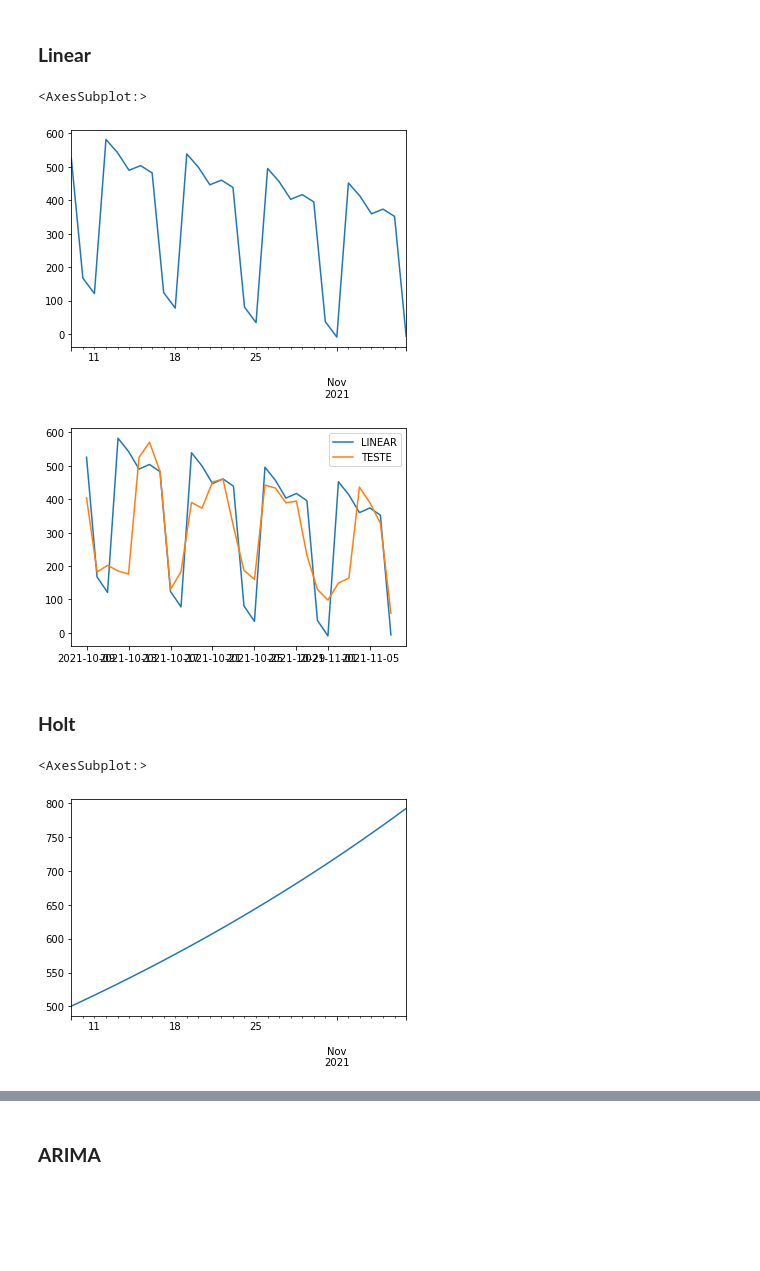
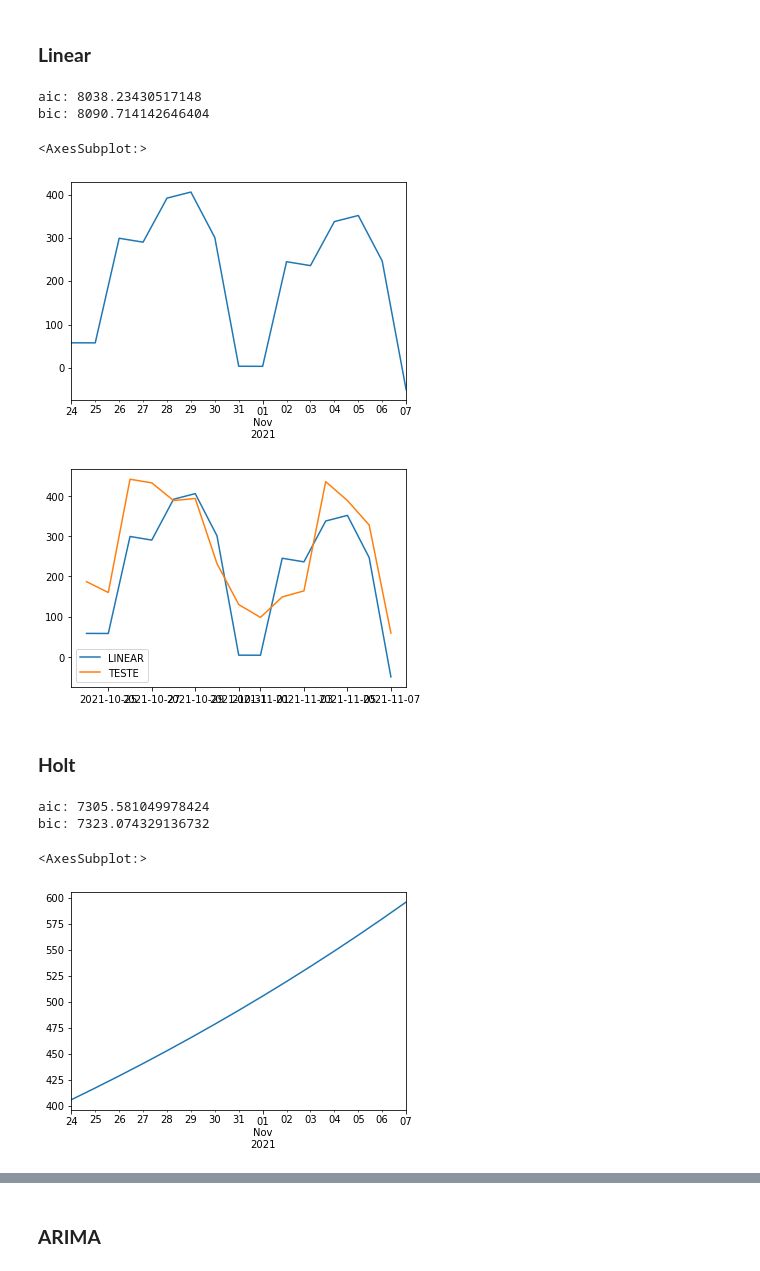
Before and after one commit to AltheusV/CovidTimeSeries, a Jupyter notebook: CovidTimeSeries.ipynb, the cells around one changed output, grey strips where cells are left out. Drawn from its saved outputs; the diff is of its cells as text; code cells hidden in the pictures; blank space fills up the shorter version.

```diff
--- a/CovidTimeSeries.ipynb
+++ b/CovidTimeSeries.ipynb
@@ -279,16 +181,17 @@ data
 # %% [markdown]
 ## **Dividir Treino e Teste**
 # %%
-#Extrair tendencia, sazonalidade e residuo
 import pandas as pd
+
 df = pd.read_csv('data/covid_br_obitos.csv', sep= ';')
+df['data'] = pd.to_datetime(df["data"])
 df.set_index('data',inplace = True)
 df = df[df['obitos']>0]
 df = df.asfreq(freq= 'D')
 
-df_train, df_test = df.iloc[:-30], df.iloc[-30:]
+df_train, df_test = df.iloc[:-15], df.iloc[-15:]
 
-df_test.head(60)
+df_train.head(60)
 # %% [output]
 |  | obitos |
 | data |  |
@@ -357,13 +268,17 @@ plt.show()
 # %%
 from statsmodels.tsa.statespace.exponential_smoothing import ExponentialSmoothing
 
 linear = ExponentialSmoothing(df_train, trend= True, seasonal=7)
 linear_fit = linear.fit()
-linear_forecast = linear_fit.forecast(30)
+linear_forecast = linear_fit.forecast(15)
+print('aic:',linear_fit.aic)
+print('bic:',linear_fit.bic)
 linear_forecast.plot()
 # %% [output]
-<AxesSubplot:>
+aic: 8038.23430517148
+bic: 8090.714142646404
+<AxesSubplot:>
-[figure, old version]
+[figure, new version]
 # %%
 from matplotlib import pyplot as plt
 
@@ -373,7 +288,7 @@ plt.plot(df_test, label= 'TESTE')
 plt.legend()
 plt.show()
 # %% [output]
-[figure, old version]
+[figure, new version]
 # %% [markdown]
 ### **Holt**
 # %%
@@ -381,11 +296,15 @@ from statsmodels.tsa.holtwinters import Holt
 
 holt = Holt(df_train, exponential = True)
 holt_fit = holt.fit()
-holt_forecast = holt_fit.forecast(30)
+holt_forecast = holt_fit.forecast(15)
+print('aic:',holt_fit.aic)
+print('bic:',holt_fit.bic)
 holt_forecast.plot()
 # %% [output]
-<AxesSubplot:>
+aic: 7305.581049978424
+bic: 7323.074329136732
+<AxesSubplot:>
-[figure, old version]
+[figure, new version]
 # %%
 from matplotlib import pyplot as plt
 
```
Also changed, not shown: parts of 27 cells of this notebook, 1 other file.
